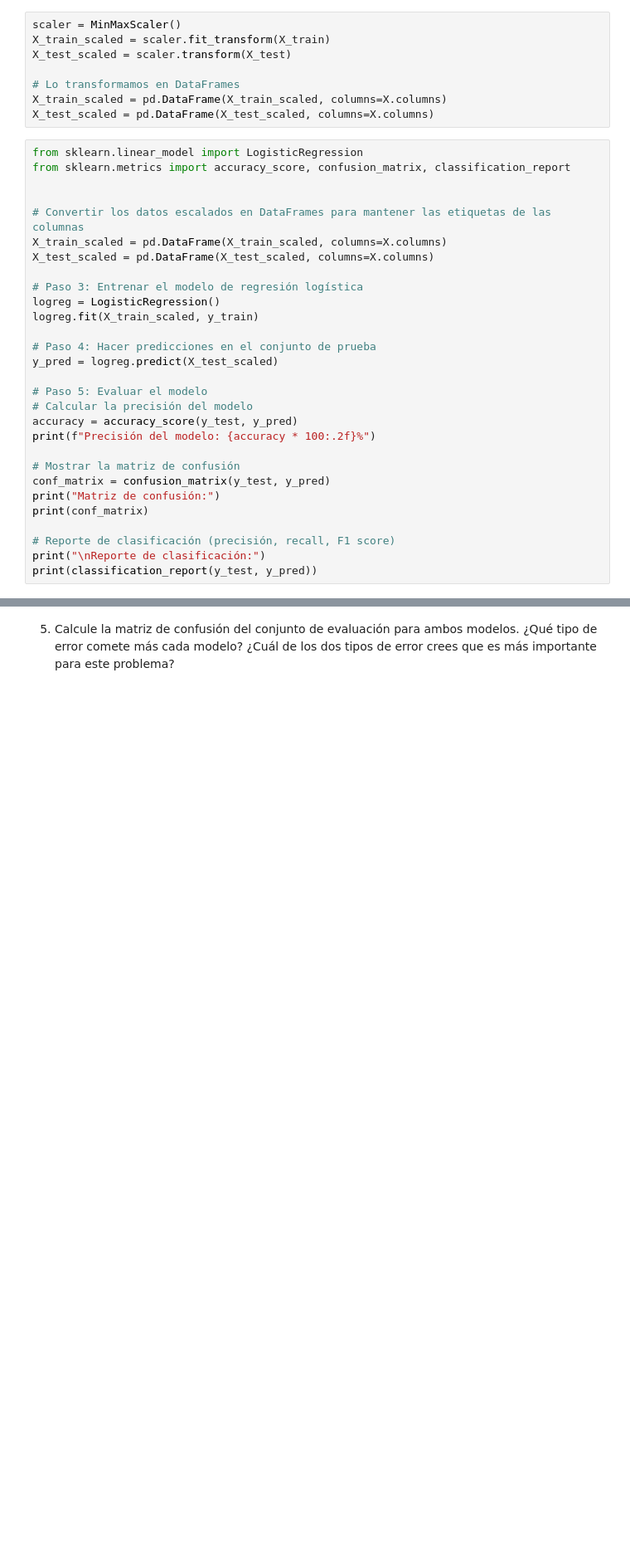
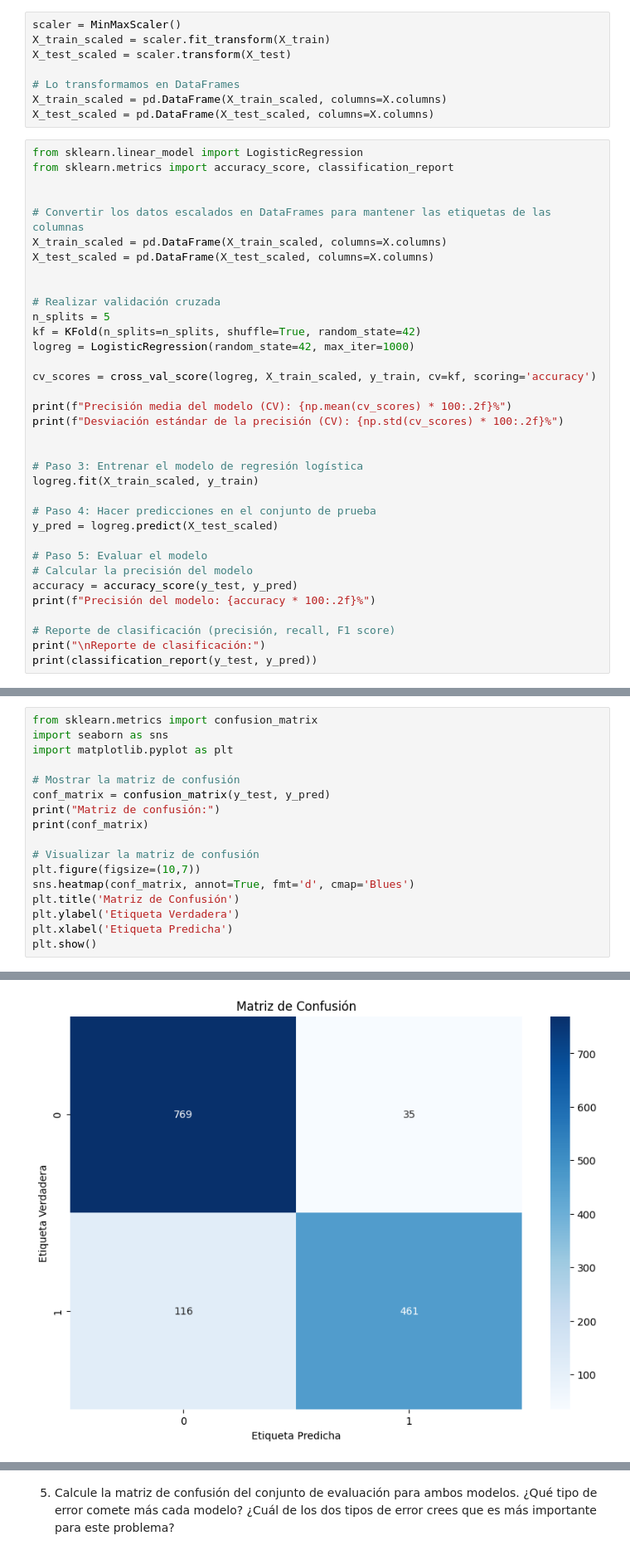
Before and after one commit to MOPineyro/fiuba_iia_18co2024_tp_final, a Jupyter notebook: TP3_IA_Spam.ipynb, the cells around one changed output, grey strips where cells are left out. Shown at 83% size. Drawn from its saved outputs; the diff is of its cells as text; blank space fills up the shorter version.

```diff
--- a/TP3_IA_Spam.ipynb
+++ b/TP3_IA_Spam.ipynb
@@ -285,15 +334,26 @@ X_train_scaled = pd.DataFrame(X_train_scaled, columns=X.columns)
 X_test_scaled = pd.DataFrame(X_test_scaled, columns=X.columns)
 # %%
 from sklearn.linear_model import LogisticRegression
-from sklearn.metrics import accuracy_score, confusion_matrix, classification_report
+from sklearn.metrics import accuracy_score, classification_report
 
 
 # Convertir los datos escalados en DataFrames para mantener las etiquetas de las columnas
 X_train_scaled = pd.DataFrame(X_train_scaled, columns=X.columns)
 X_test_scaled = pd.DataFrame(X_test_scaled, columns=X.columns)
 
+
+# Realizar validación cruzada
+n_splits = 5
+kf = KFold(n_splits=n_splits, shuffle=True, random_state=42)
+logreg = LogisticRegression(random_state=42, max_iter=1000)
+
+cv_scores = cross_val_score(logreg, X_train_scaled, y_train, cv=kf, scoring='accuracy')
+
+print(f"Precisión media del modelo (CV): {np.mean(cv_scores) * 100:.2f}%")
+print(f"Desviación estándar de la precisión (CV): {np.std(cv_scores) * 100:.2f}%")
+
+
 # Paso 3: Entrenar el modelo de regresión logística
-logreg = LogisticRegression()
 logreg.fit(X_train_scaled, y_train)
 
 # Paso 4: Hacer predicciones en el conjunto de prueba
@@ -304,11 +364,6 @@ y_pred = logreg.predict(X_test_scaled)
 accuracy = accuracy_score(y_test, y_pred)
 print(f"Precisión del modelo: {accuracy * 100:.2f}%")
 
-# Mostrar la matriz de confusión
-conf_matrix = confusion_matrix(y_test, y_pred)
-print("Matriz de confusión:")
-print(conf_matrix)
-
 # Reporte de clasificación (precisión, recall, F1 score)
 print("\nReporte de clasificación:")
 print(classification_report(y_test, y_pred))
@@ -327,3 +381,21 @@ Reporte de clasificación:
     accuracy                           0.89      1381
    macro avg       0.90      0.88      0.88      1381
 weighted avg       0.89      0.89      0.89      1381
+# %%
+from sklearn.metrics import confusion_matrix
+import seaborn as sns
+import matplotlib.pyplot as plt
+
+# Mostrar la matriz de confusión
+conf_matrix = confusion_matrix(y_test, y_pred)
+print("Matriz de confusión:")
+print(conf_matrix)
+
+# Visualizar la matriz de confusión
+plt.figure(figsize=(10,7))
+sns.heatmap(conf_matrix, annot=True, fmt='d', cmap='Blues')
+plt.title('Matriz de Confusión')
+plt.ylabel('Etiqueta Verdadera')
+plt.xlabel('Etiqueta Predicha')
+plt.show()
+# %% [output]
@@ -330,3 +405,4 @@ weighted avg       0.89      0.89      0.89      1381
+[figure, added]
 # %%
 from sklearn.metrics import roc_curve, roc_auc_score
 
```
Also changed, not shown: parts of 9 cells of this notebook.
